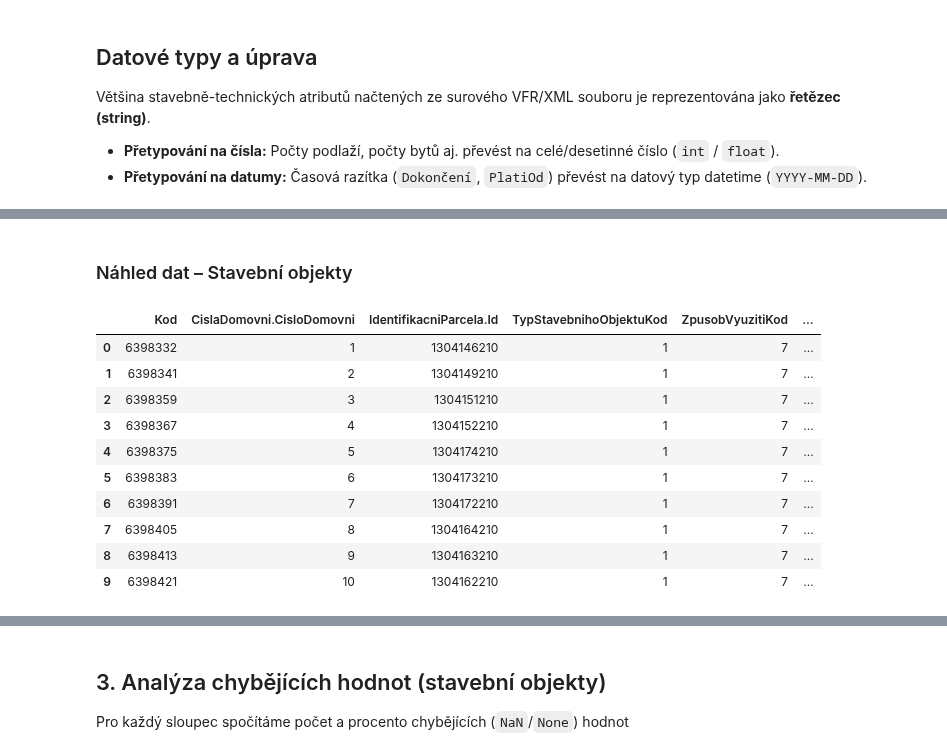
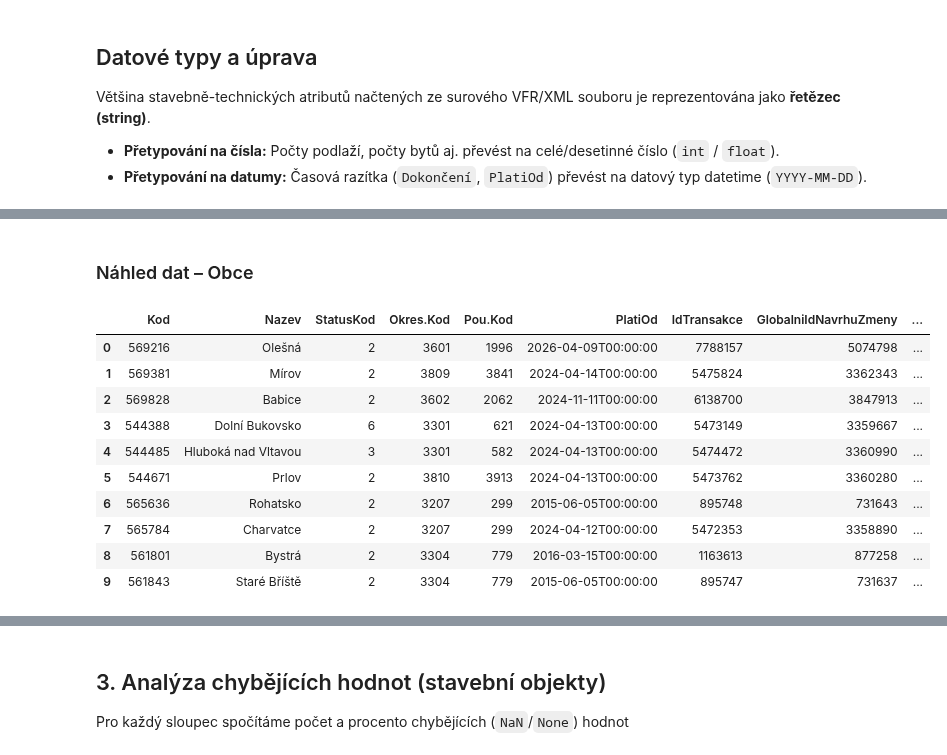
Before and after one commit to opendatalabcz/development-geodata, a Jupyter notebook: analyza/ruian_vfr_aktualni_profiling_stat.ipynb, the cells around one changed output, grey strips where cells are left out. Saved outputs shown, nothing was run; the diff lists cells and outputs as text; code cells hidden in the pictures.

```diff
--- a/analyza/ruian_vfr_aktualni_profiling_stat.ipynb
+++ b/analyza/ruian_vfr_aktualni_profiling_stat.ipynb
@@ -375,16 +373,16 @@ AttributeError: 'NoneType' object has no attribute 'shape'
 # %% [markdown]
-### Náhled dat – Stavební objekty
+### Náhled dat – Obce
 # %%
-df_so.head(10)
+df_obce.head(10)
 # %% [output]
-|  | Kod | CislaDomovni.CisloDomovni | IdentifikacniParcela.Id | TypStavebnihoObjektuKod | ZpusobVyuzitiKod | ... |
-| 0 | 6398332 | 1 | 1304146210 | 1 | 7 | ... |
-| 1 | 6398341 | 2 | 1304149210 | 1 | 7 | ... |
-| 2 | 6398359 | 3 | 1304151210 | 1 | 7 | ... |
-| 3 | 6398367 | 4 | 1304152210 | 1 | 7 | ... |
-| 4 | 6398375 | 5 | 1304174210 | 1 | 7 | ... |
-| 5 | 6398383 | 6 | 1304173210 | 1 | 7 | ... |
-| 6 | 6398391 | 7 | 1304172210 | 1 | 7 | ... |
-| 7 | 6398405 | 8 | 1304164210 | 1 | 7 | ... |
-| 8 | 6398413 | 9 | 1304163210 | 1 | 7 | ... |
-| 9 | 6398421 | 10 | 1304162210 | 1 | 7 | ... |
+|  | Kod | Nazev | StatusKod | Okres.Kod | Pou.Kod | PlatiOd | IdTransakce | GlobalniIdNavrhuZmeny | ... |
+| 0 | 569216 | Olešná | 2 | 3601 | 1996 | 2026-04-09T00:00:00 | 7788157 | 5074798 | ... |
+| 1 | 569381 | Mírov | 2 | 3809 | 3841 | 2024-04-14T00:00:00 | 5475824 | 3362343 | ... |
+| 2 | 569828 | Babice | 2 | 3602 | 2062 | 2024-11-11T00:00:00 | 6138700 | 3847913 | ... |
+| 3 | 544388 | Dolní Bukovsko | 6 | 3301 | 621 | 2024-04-13T00:00:00 | 5473149 | 3359667 | ... |
+| 4 | 544485 | Hluboká nad Vltavou | 3 | 3301 | 582 | 2024-04-13T00:00:00 | 5474472 | 3360990 | ... |
+| 5 | 544671 | Prlov | 2 | 3810 | 3913 | 2024-04-13T00:00:00 | 5473762 | 3360280 | ... |
+| 6 | 565636 | Rohatsko | 2 | 3207 | 299 | 2015-06-05T00:00:00 | 895748 | 731643 | ... |
+| 7 | 565784 | Charvatce | 2 | 3207 | 299 | 2024-04-12T00:00:00 | 5472353 | 3358890 | ... |
+| 8 | 561801 | Bystrá | 2 | 3304 | 779 | 2016-03-15T00:00:00 | 1163613 | 877258 | ... |
+| 9 | 561843 | Staré Bříště | 2 | 3304 | 779 | 2015-06-05T00:00:00 | 895747 | 731637 | ... |
```
Also changed, not shown: parts of 9 cells of this notebook, 6 other files.
